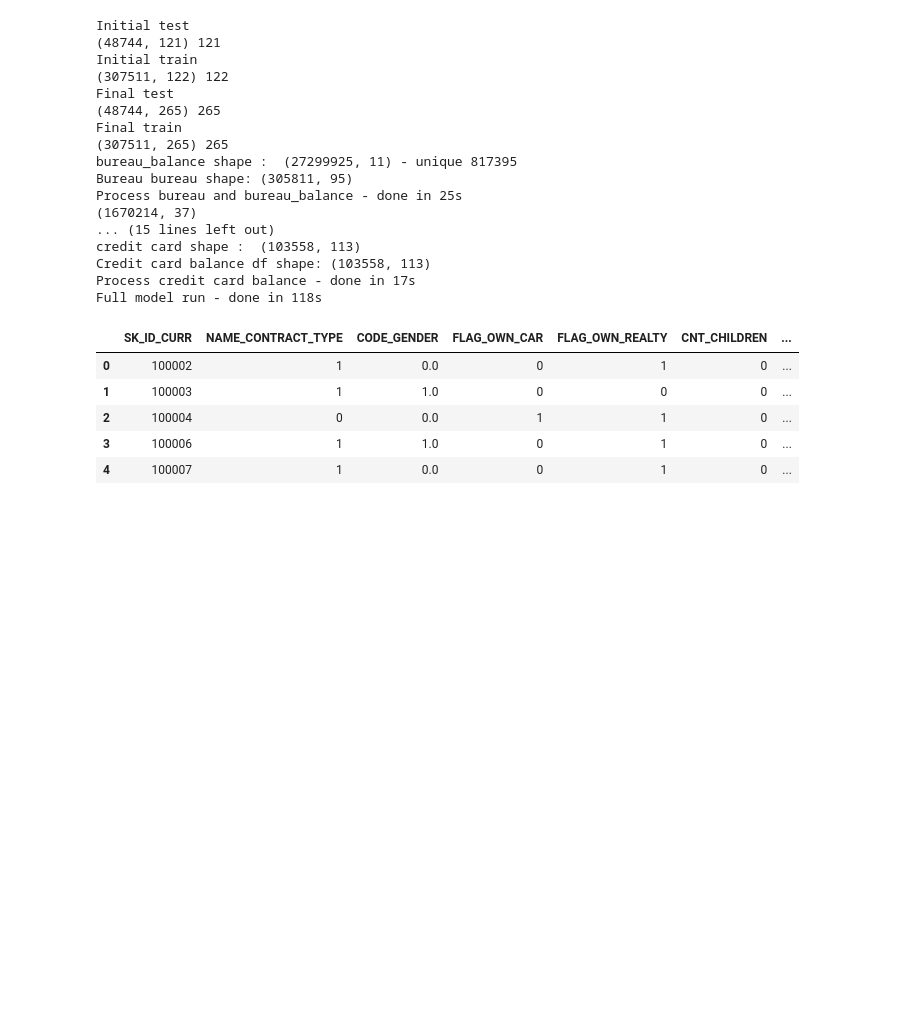
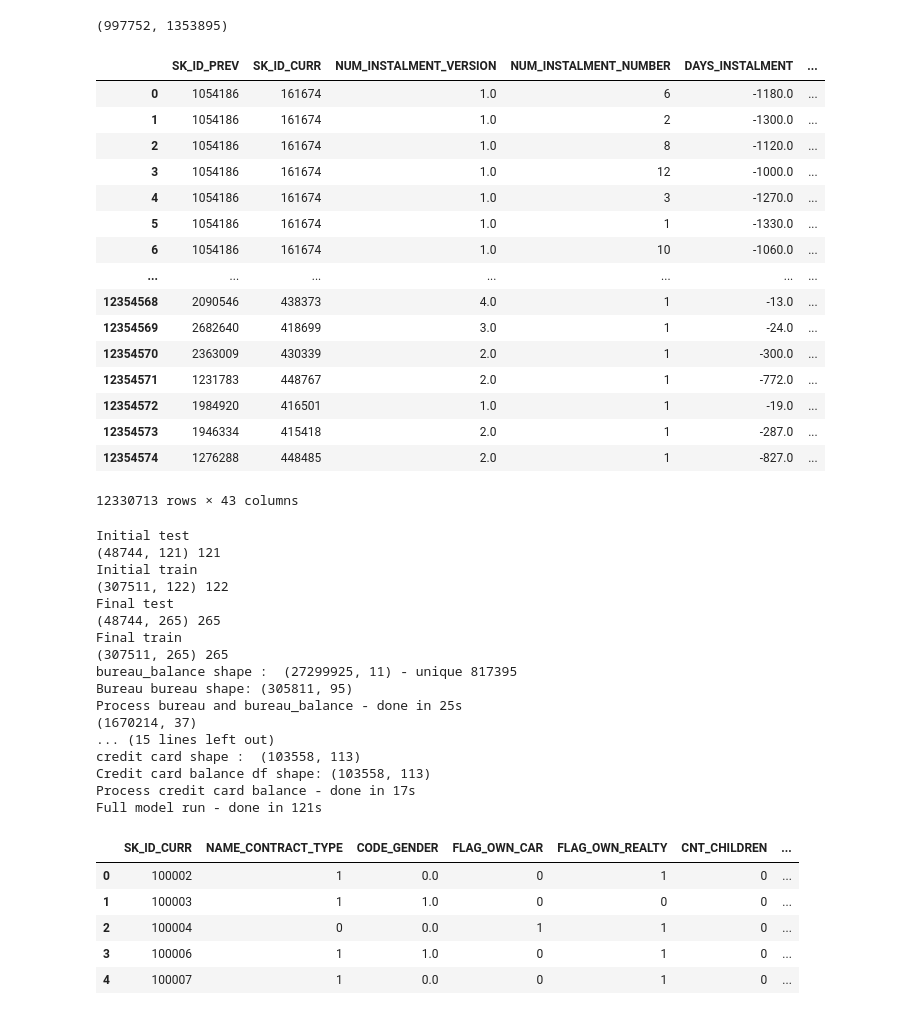
Before and after one commit to rafarui/playground, a Jupyter notebook: home_cred/model2.ipynb, the cells around one changed output. Cells and saved outputs as stored; diff of their text form; code cells hidden in the pictures; blank space fills up the shorter version.

```diff
--- a/home_cred/model2.ipynb
+++ b/home_cred/model2.ipynb
@@ -13,18 +13,18 @@ from datetime import datetime
 %reload_ext autoreload
 %autoreload 2
 
-pd.set_option('display.max_rows', 500)
+pd.set_option('display.max_rows', 15)
 pd.set_option('display.max_columns', 500)
 %matplotlib inline
 
 import gc
 gc.enable()
-base_dir = '/home/ubuntu//off/home-credit-default-risk/data/'
+base_dir = './data/'
 from functions import utils
 from pathlib import Path
-from functions.prepare import (prepare_bureau, prepare_previous_application,
-                               prepare_train_test, one_hot_encoder,
-                               prepare_pos_cash, prepare_installments_payments,
+from functions.prepare import (prepare_bureau, prepare_previous_application, raw_installments_payments,
+                               prepare_train_test, one_hot_encoder,raw_previous_application,
+                               prepare_pos_cash, prepare_installments_payments,raw_train_test,
                               prepare_credit_card_balance, timer)
 
 from functions.cv_lgbm import train_model_LGBM
@@ -32,0 +37,6 @@ base_dir = Path(base_dir)
+# %%
+application_train, application_test, y, categorical_feats = prepare_train_test(base_dir,
+                                                                               encode_categories='OHE')
+unique_curr = set(application_test.SK_ID_CURR) | set(application_train.SK_ID_CURR)
+application_train.set_index('SK_ID_CURR', inplace = True)
+application_test.set_index('SK_ID_CURR', inplace = True)
@@ -32,0 +78,2 @@ base_dir = Path(base_dir)
+# %%
+ins_prec = ins.merge(previous_application, on=['SK_ID_PREV','SK_ID_CURR'], how='inner')
@@ -32,0 +101,4 @@ base_dir = Path(base_dir)
+# %%
+set(ins.SK_ID_PREV).__len__(), len(set(previous_application.SK_ID_PREV))
+# %% [output]
+(997752, 1353895)
@@ -33,3 +107,23 @@ base_dir = Path(base_dir)
+# %%
+ins_prec[ins_prec.RATE_INTEREST_PRIMARY.isna()]
+# %% [output]
+|  | SK_ID_PREV | SK_ID_CURR | NUM_INSTALMENT_VERSION | NUM_INSTALMENT_NUMBER | DAYS_INSTALMENT | ... |
+| 0 | 1054186 | 161674 | 1.0 | 6 | -1180.0 | ... |
+| 1 | 1054186 | 161674 | 1.0 | 2 | -1300.0 | ... |
+| 2 | 1054186 | 161674 | 1.0 | 8 | -1120.0 | ... |
+| 3 | 1054186 | 161674 | 1.0 | 12 | -1000.0 | ... |
+| 4 | 1054186 | 161674 | 1.0 | 3 | -1270.0 | ... |
+| 5 | 1054186 | 161674 | 1.0 | 1 | -1330.0 | ... |
+| 6 | 1054186 | 161674 | 1.0 | 10 | -1060.0 | ... |
+| ... | ... | ... | ... | ... | ... | ... |
+| 12354568 | 2090546 | 438373 | 4.0 | 1 | -13.0 | ... |
+| 12354569 | 2682640 | 418699 | 3.0 | 1 | -24.0 | ... |
+| 12354570 | 2363009 | 430339 | 2.0 | 1 | -300.0 | ... |
+| 12354571 | 1231783 | 448767 | 2.0 | 1 | -772.0 | ... |
+| 12354572 | 1984920 | 416501 | 1.0 | 1 | -19.0 | ... |
+| 12354573 | 1946334 | 415418 | 2.0 | 1 | -287.0 | ... |
+| 12354574 | 1276288 | 448485 | 2.0 | 1 | -827.0 | ... |
+12330713 rows × 43 columns
 # %%
 def main():
     application_train, application_test, y, categorical_feats = prepare_train_test(base_dir,
@@ -60,7 +154,7 @@ def main():
         del pos
         gc.collect()
     with timer("Process installments payments"):
-        installments = prepare_installments_payments(base_dir)
+        installments = prepare_installments_payments(base_dir, unique_curr)
         print("Installments payments df shape:", installments.shape)
         application_train = application_train.join(installments, how='left')
         application_test = application_test.join(installments, how='left')
@@ -76,6 +170,7 @@ def main():
     return application_train.reset_index(), application_test.reset_index(), y
 
 
+
 with timer("Full model run"):
     application_train, application_test, y = main()
 # %% [output]
@@ -95,7 +190,7 @@ Process bureau and bureau_balance - done in 25s
 credit card shape :  (103558, 113)
 Credit card balance df shape: (103558, 113)
 Process credit card balance - done in 17s
-Full model run - done in 118s
+Full model run - done in 121s
 # %%
 application_train.head()
 # %% [output]
```
Also changed, not shown: parts of 14 cells of this notebook, 2 other files.
